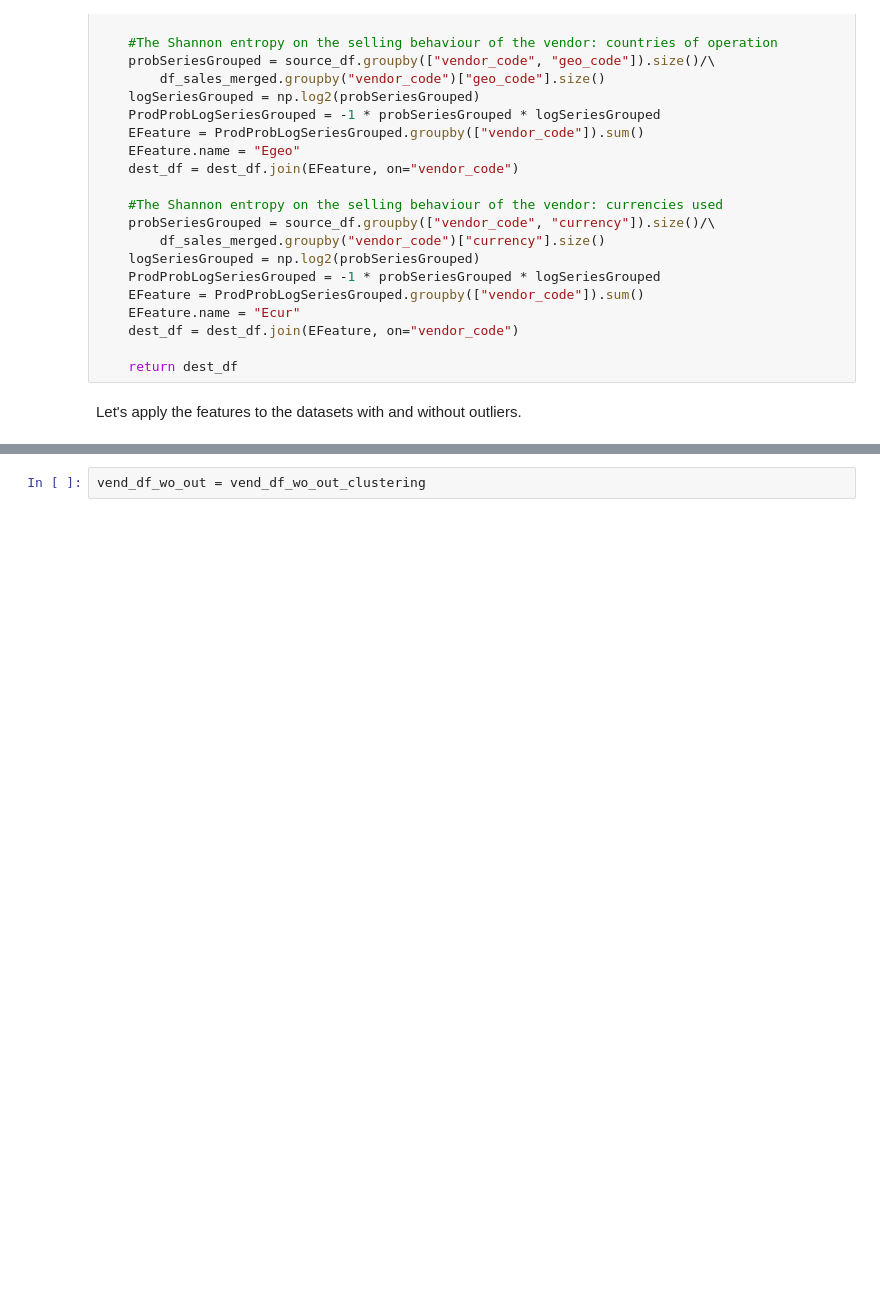
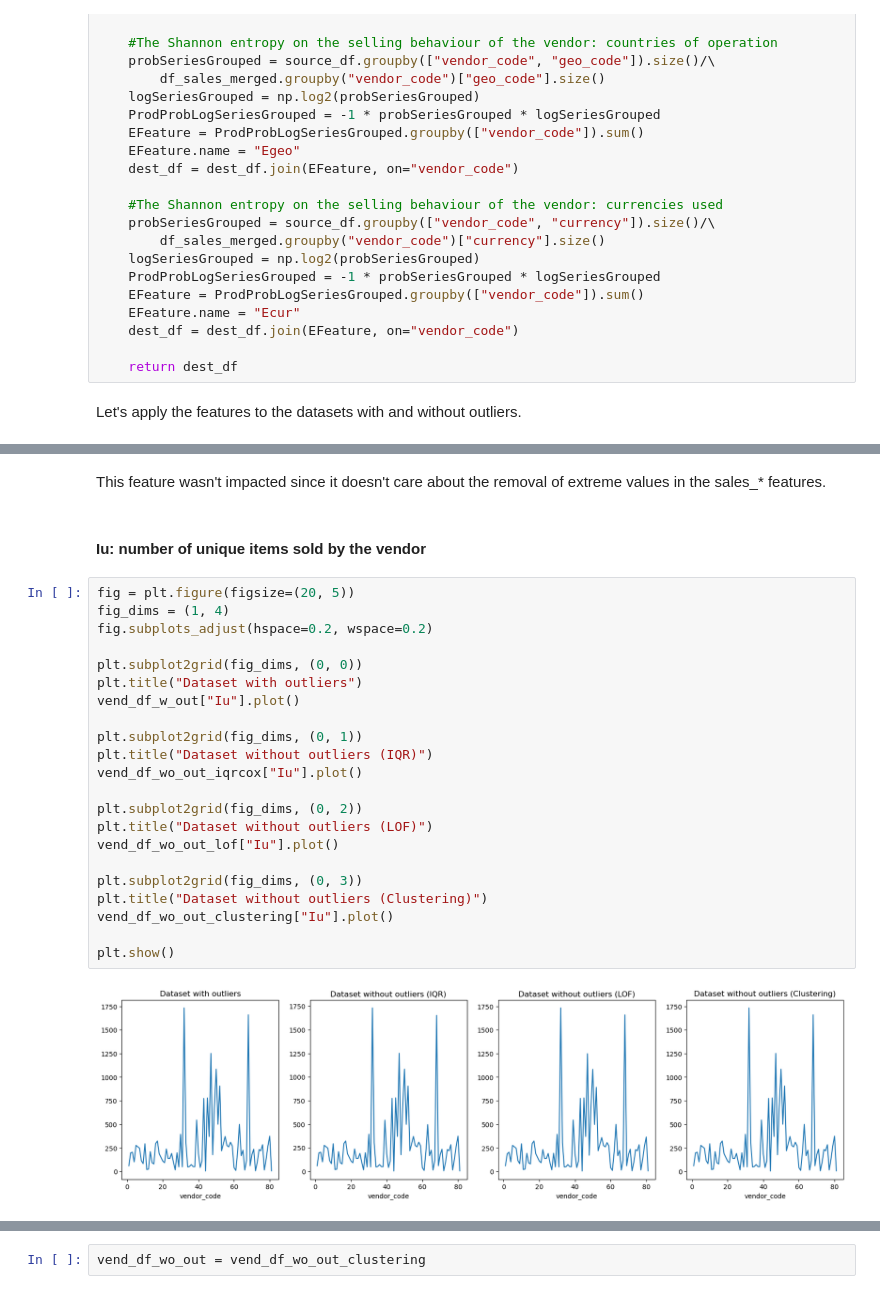
Before and after one commit to adettori/Data-Mining-DM-2020-project, a Jupyter notebook: dm2020-2-task1.ipynb, the cells around one changed output, grey strips where cells are left out. Saved outputs shown, nothing was run; the diff lists cells and outputs as text; blank space fills up the shorter version.

```diff
--- a/dm2020-2-task1.ipynb
+++ b/dm2020-2-task1.ipynb
@@ -1294,0 +1320,28 @@ From now on we will take into account only the clustering approach since it gave
+# %% [markdown]
+This feature wasn't impacted since it doesn't care about the removal of extreme values in the sales_* features.
+# %% [markdown]
+#### Iu: number of unique items sold by the vendor
+# %%
+fig = plt.figure(figsize=(20, 5))
+fig_dims = (1, 4)
+fig.subplots_adjust(hspace=0.2, wspace=0.2)
+
+plt.subplot2grid(fig_dims, (0, 0))
+plt.title("Dataset with outliers")
+vend_df_w_out["Iu"].plot()
+
+plt.subplot2grid(fig_dims, (0, 1))
+plt.title("Dataset without outliers (IQR)")
+vend_df_wo_out_iqrcox["Iu"].plot()
+
+plt.subplot2grid(fig_dims, (0, 2))
+plt.title("Dataset without outliers (LOF)")
+vend_df_wo_out_lof["Iu"].plot()
+
+plt.subplot2grid(fig_dims, (0, 3))
+plt.title("Dataset without outliers (Clustering)")
+vend_df_wo_out_clustering["Iu"].plot()
+
+plt.show()
+# %% [output]
+[figure, added]
```
Also changed, not shown: parts of 78 cells of this notebook.
